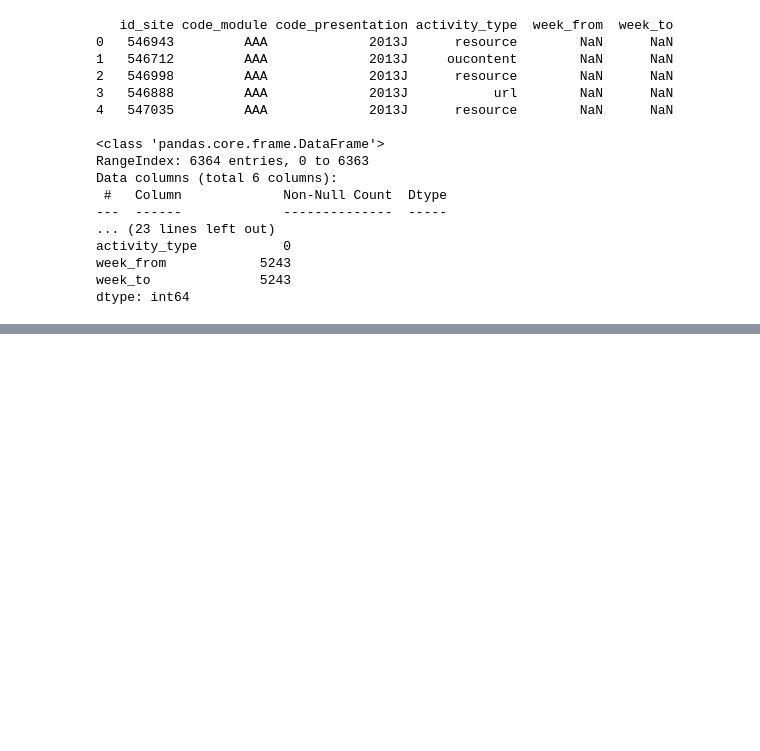
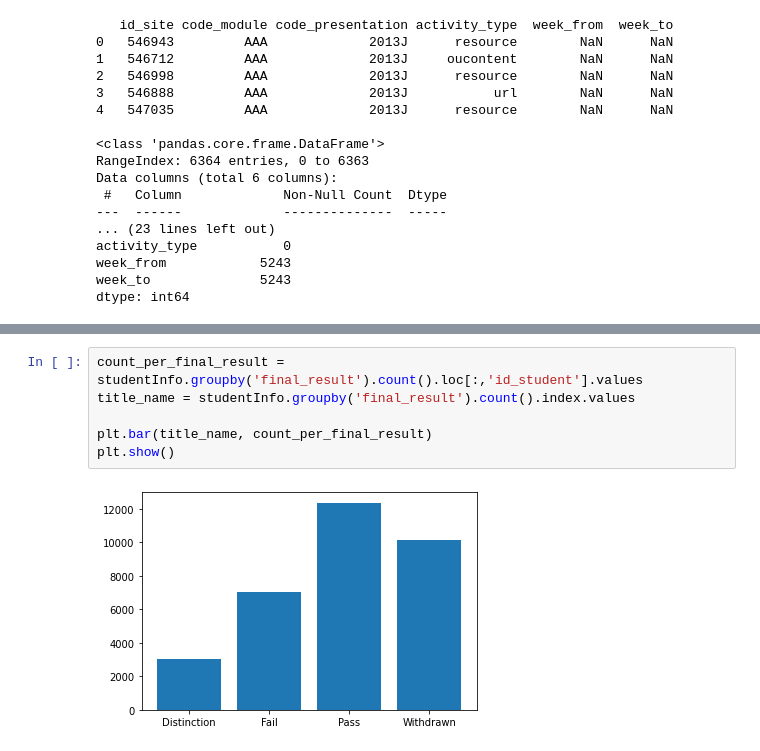
Before and after one commit to sven8599/uzop_projekt, a Jupyter notebook: Untitled1 (1).ipynb, the cells around one changed output, grey strips where cells are left out. Drawn from its saved outputs; the diff is of its cells as text; blank space fills up the shorter version.

```diff
--- a/Untitled1 (1).ipynb
+++ b/Untitled1 (1).ipynb
@@ -230,0 +272,8 @@ dtype: int64
+# %%
+count_per_final_result = studentInfo.groupby('final_result').count().loc[:,'id_student'].values
+title_name = studentInfo.groupby('final_result').count().index.values
+
+plt.bar(title_name, count_per_final_result)
+plt.show()
+# %% [output]
+[figure, added]
```
Also changed, not shown: parts of 9 cells of this notebook.
